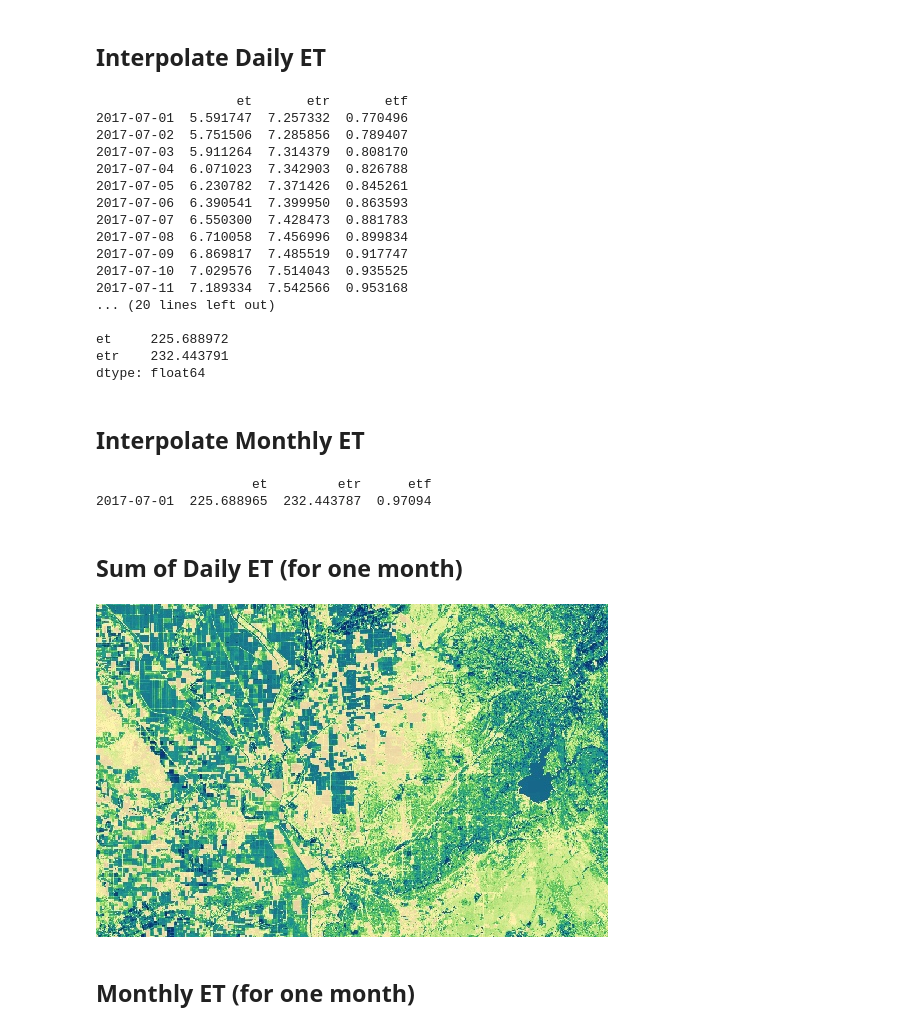
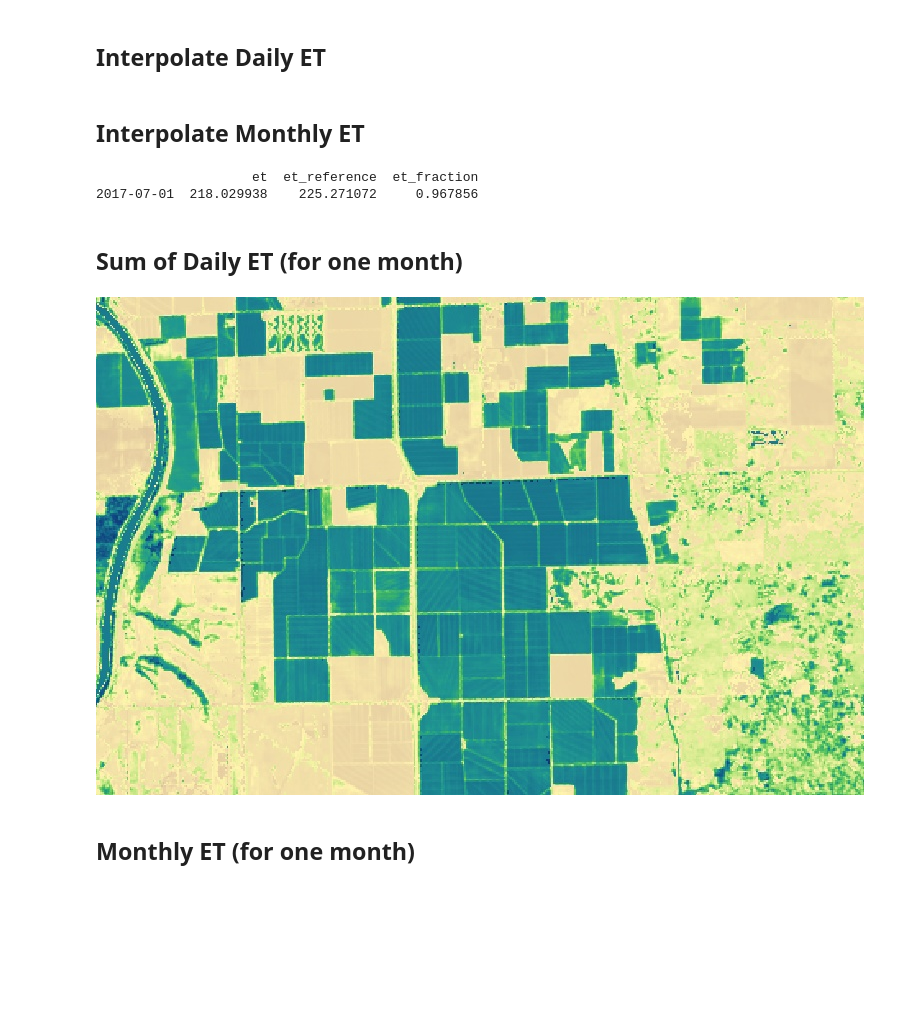
Before and after one commit to openet-brazil/openet-sims, a Jupyter notebook: examples/collection_interpolate.ipynb, the cells around one changed output. Cells and saved outputs as stored; diff of their text form; code cells hidden in the pictures; blank space fills up the shorter version.

```diff
--- a/examples/collection_interpolate.ipynb
+++ b/examples/collection_interpolate.ipynb
@@ -17,3 +17,6 @@ ndvi_palette = ['#EFE7E1', '#003300']
 et_palette = [
     'DEC29B', 'E6CDA1', 'EDD9A6', 'F5E4A9', 'FFF4AD', 'C3E683', '6BCC5C',
     '3BB369', '20998F', '1C8691', '16678A', '114982', '0B2C7A']
+
+image_size = 768
+landsat_cs = 30
@@ -52,8 +66,10 @@ study_crs = 'EPSG:32610'
 # %%
 model_obj = model.Collection(
     collections=collections,
-    etr_source=etr_source,
-    etr_band=etr_band,
+    et_reference_source=et_reference_source,
+    et_reference_band=et_reference_band,
+    et_reference_factor=et_reference_factor,
+    et_reference_resample=et_reference_resample,
     start_date=start_date,
     end_date=end_date,
     geometry=test_point,
@@ -84,57 +118,43 @@ def get_region_df(info):
 # %% [markdown]
 ## Interpolate Daily ET
 # %%
-et_daily_coll = model_obj.interpolate(
+daily_coll = model_obj.interpolate(
     t_interval='daily',
-    variables=['et', 'etr', 'etf'],
+    variables=['et', 'et_reference', 'et_fraction'],
     interp_method=interp_method,
     interp_days=interp_days,
+    use_joins=True,
 )
-et_daily_df = get_region_df(et_daily_coll.getRegion(test_point, scale=30).getInfo())
-pprint.pprint(et_daily_df)
-print('')
-pprint.pprint(et_daily_df[['et', 'etr']].sum())
+
+# # This raises an EE memory error
+# daily_df = get_region_df(daily_coll.getRegion(test_point, scale=30).getInfo())
+# pprint.pprint(daily_df)
+# print('')
+# pprint.pprint(daily_df[['et', 'et_reference']].sum())
-# %% [output]
-                  et       etr       etf
-2017-07-01  5.591747  7.257332  0.770496
-2017-07-02  5.751506  7.285856  0.789407
-2017-07-03  5.911264  7.314379  0.808170
-2017-07-04  6.071023  7.342903  0.826788
-2017-07-05  6.230782  7.371426  0.845261
-2017-07-06  6.390541  7.399950  0.863593
-2017-07-07  6.550300  7.428473  0.881783
-2017-07-08  6.710058  7.456996  0.899834
-2017-07-09  6.869817  7.485519  0.917747
-2017-07-10  7.029576  7.514043  0.935525
-2017-07-11  7.189334  7.542566  0.953168
-... (20 lines left out)
-
-et     225.688972
-etr    232.443791
-dtype: float64
 # %% [markdown]
 ## Interpolate Monthly ET
 # %%
-et_monthly_coll = model_obj.interpolate(
+monthly_coll = model_obj.interpolate(
     t_interval='monthly',
     variables=['et', 'et_reference', 'et_fraction'],
     interp_method=interp_method,
     interp_days=interp_days,
 )
-et_monthly_df = get_region_df(et_monthly_coll.getRegion(test_point, scale=30).getInfo())
-pprint.pprint(et_monthly_df)
+monthly_df = get_region_df(monthly_coll.getRegion(test_point, scale=30).getInfo())
+pprint.pprint(monthly_df)
 # %% [output]
-                    et         etr      etf
-2017-07-01  225.688965  232.443787  0.97094
+                    et  et_reference  et_fraction
+2017-07-01  218.029938    225.271072     0.967856
 # %% [markdown]
 ## Sum of Daily ET (for one month)
 # %%
-Image(url=ee.Image(et_daily_coll.select(['et']).sum())\
-        .reproject(crs=study_crs, scale=100)\
-        .getThumbURL({'min': 0.0, 'max': 300, 'palette': et_palette, 'region': study_region}),
-      embed=True, format='png')
+image_url = ee.Image(daily_coll.select(['et']).sum()) \
+    .reproject(crs=study_crs, scale=landsat_cs) \
+    .getThumbURL({'min': 0.0, 'max': 300, 'palette': et_palette,
+                  'region': study_region, 'dimensions': image_size})
+Image(url=image_url, embed=True, format='png')
 # %% [output]
-[figure, old version]
+[figure, new version]
 # %% [markdown]
 ## Monthly ET (for one month)
 # %%
```
Also changed, not shown: parts of 11 cells of this notebook, 3 other files.
